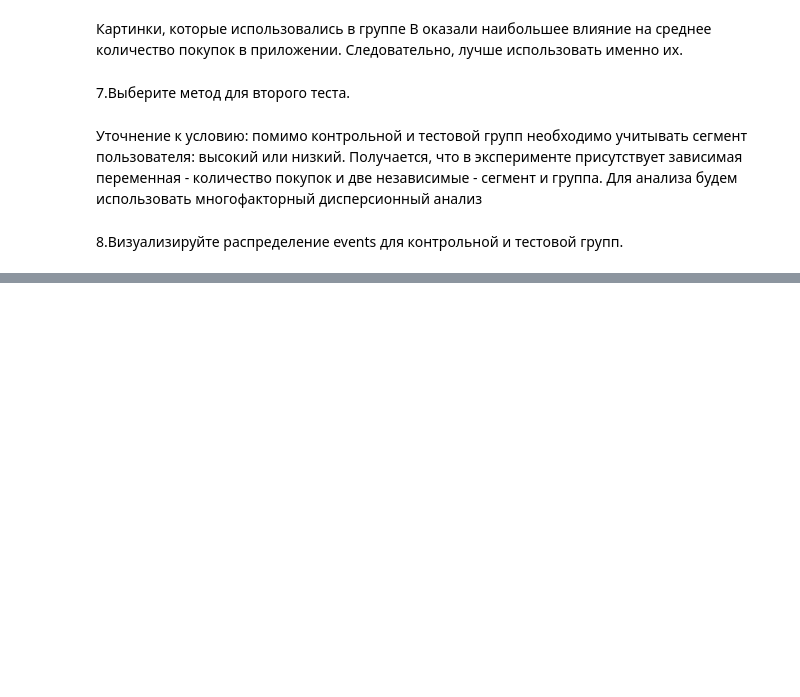
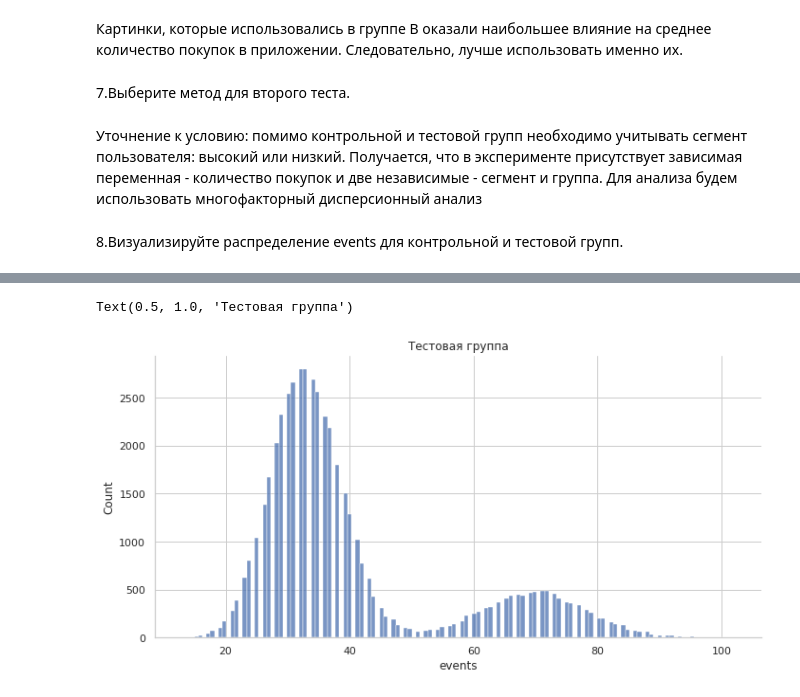
Before and after one commit to VPonomarev42/LearningRep, a Jupyter notebook: stats/stats_miniproject_5.ipynb, the cells around one changed output, grey strips where cells are left out. Cells and saved outputs as stored; diff of their text form; code cells hidden in the pictures; blank space fills up the shorter version.

```diff
--- a/stats/stats_miniproject_5.ipynb
+++ b/stats/stats_miniproject_5.ipynb
@@ -164,3 +164,6 @@ Text(0.5, 1.0, 'Сравнение групп')
 Для анализа будем использовать многофакторный дисперсионный анализ
 # %% [markdown]
 8.Визуализируйте распределение events для контрольной и тестовой групп.
+# %%
+task2 = pd.read_csv('https://stepik.org/media/attachments/lesson/385920/5_task_2.csv')
+task2
@@ -166,0 +184,6 @@ Text(0.5, 1.0, 'Сравнение групп')
+# %%
+sns.displot(task2[task2.group == 'test'].events, kde=False, aspect=2)
+plt.title('Тестовая группа')
+# %% [output]
+Text(0.5, 1.0, 'Тестовая группа')
+[figure, added]
```
Also changed, not shown: parts of 8 cells of this notebook.
